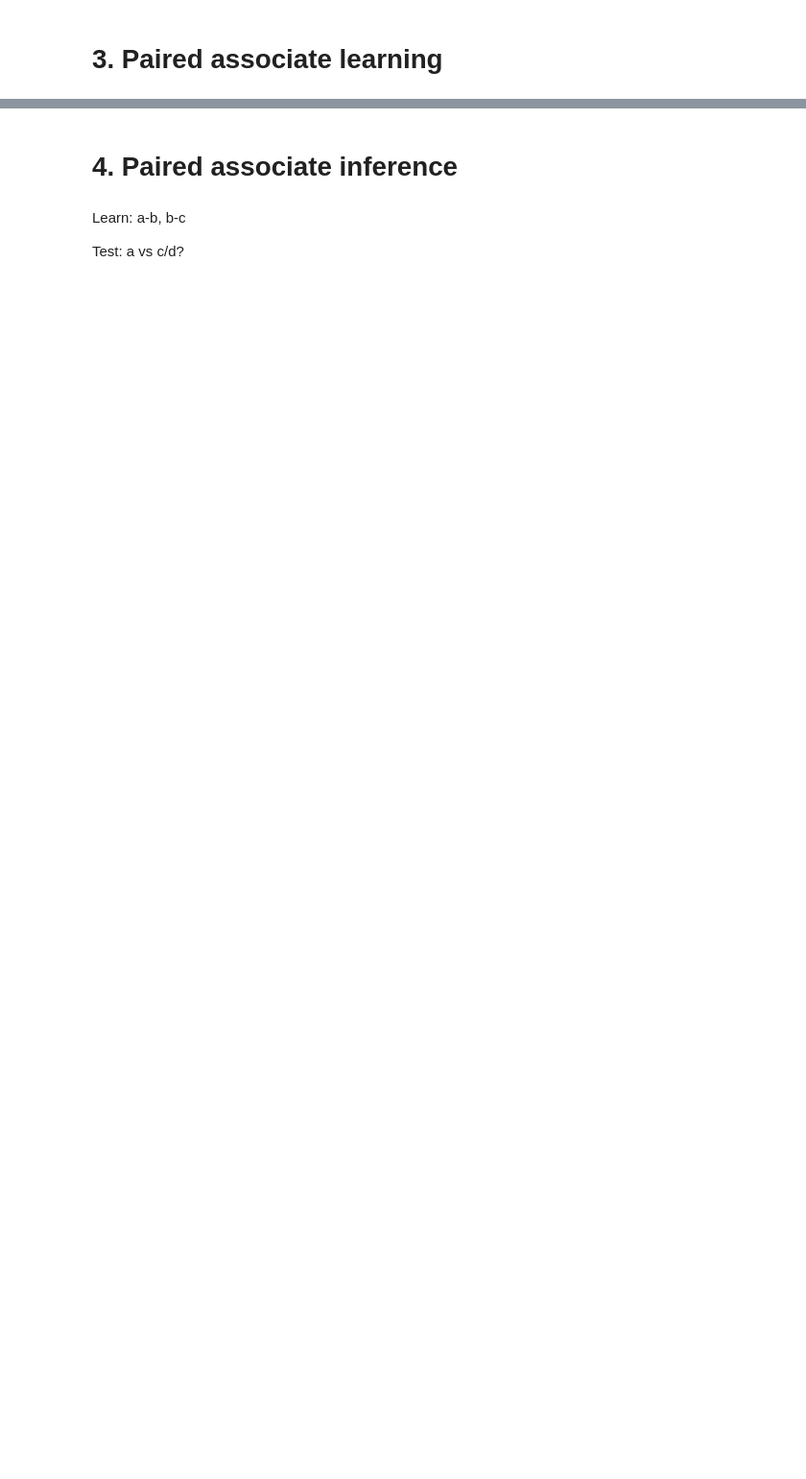
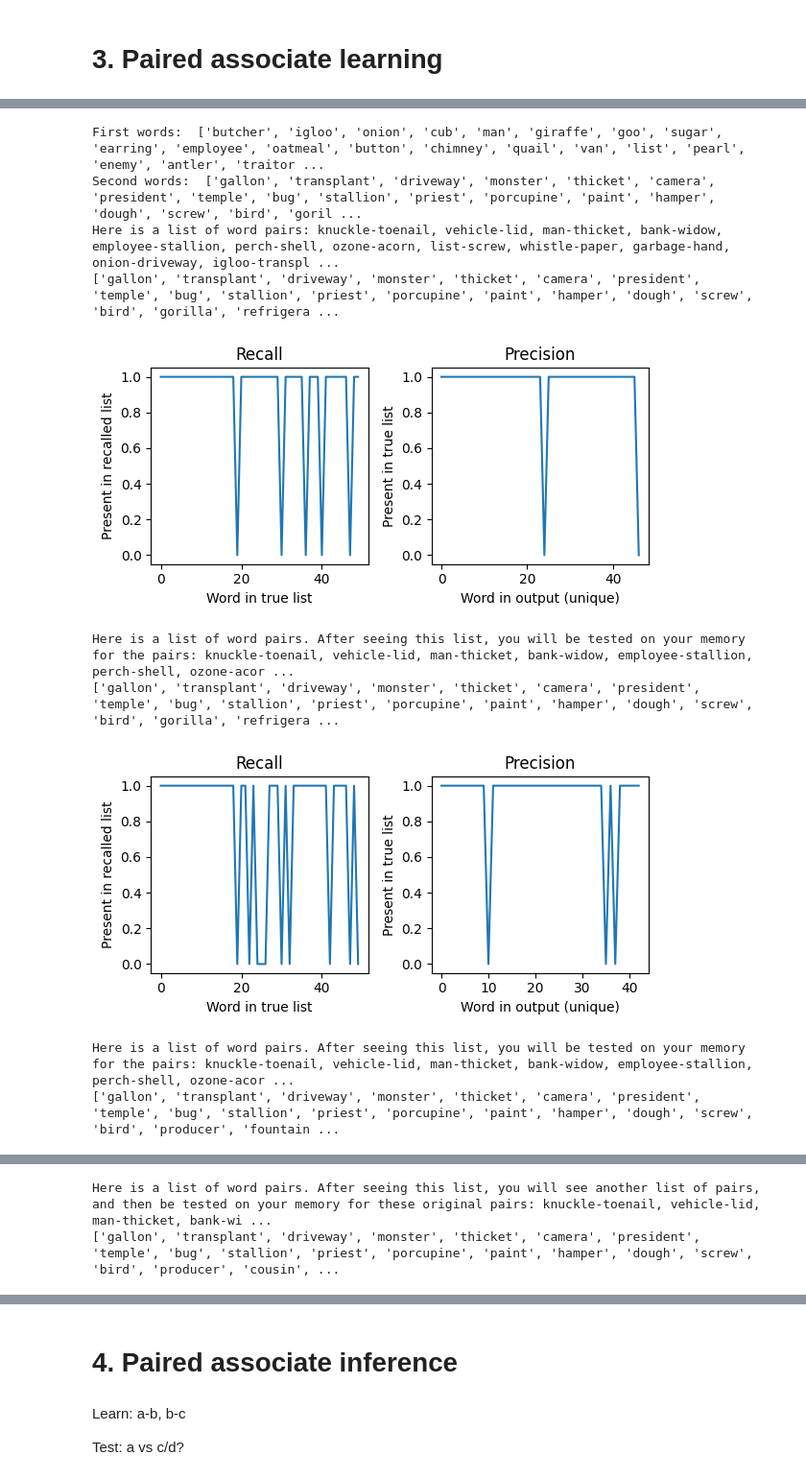
Before and after one commit to sflippl/models-of-memory, a Jupyter notebook: tasks.ipynb, the cells around one changed output, grey strips where cells are left out. Shown at 96% size. Drawn from its saved outputs; the diff is of its cells as text; code cells hidden in the pictures; blank space fills up the shorter version.

```diff
--- a/tasks.ipynb
+++ b/tasks.ipynb
@@ -384,7 +429,7 @@ def plot_results(true_list, output_list, interjected_list=[], gated=False):
         precision_int = [w in set(interjected_list) for w in np.unique(output_list)]
         ncols += 1
 
-    fig,ax = plt.subplots(1,ncols)
+    fig,ax = plt.subplots(1,ncols,figsize=(ncols*3,3))
     ax[0].plot(recall)
     ax[0].set_title('Recall')
     ax[0].set_xlabel('Word in true list')
@@ -411,6 +456,8 @@ def plot_results(true_list, output_list, interjected_list=[], gated=False):
         ax[-1].set_title('Gated precision')
         ax[-1].set_xlabel('Word in output (unique)')
         ax[-1].set_ylabel('Present in GATED true list (abcdefgh)')
+    plt.tight_layout()
+    plt.show()
 # %%
 words = subsample_words(all_words, list_length*2, seed=0)
 first_words = words[:list_length]
@@ -499,5 +567,19 @@ print(pa_inp_gated_informed_interjection)
 # %%
-for inp in [pa_inp, pa_inp_informed, pa_inp_interjection, pa_inp_interjection]:
+print('First words: ', shuffled_first_words)
+print('Second words: ', targets)
+for inp in [pa_inp, pa_inp_informed, pa_inp_interjection, pa_inp_interjection_informed]:
     print(inp)
     output = query_model(pipe, inp)
+    print(output)
     plot_results(targets, output)
+# %% [output]
+First words:  ['butcher', 'igloo', 'onion', 'cub', 'man', 'giraffe', 'goo', 'sugar', 'earring', 'employee', 'oatmeal', 'button', 'chimney', 'quail', 'van', 'list', 'pearl', 'enemy', 'antler', 'traitor ...
+Second words:  ['gallon', 'transplant', 'driveway', 'monster', 'thicket', 'camera', 'president', 'temple', 'bug', 'stallion', 'priest', 'porcupine', 'paint', 'hamper', 'dough', 'screw', 'bird', 'goril ...
+Here is a list of word pairs: knuckle-toenail, vehicle-lid, man-thicket, bank-widow, employee-stallion, perch-shell, ozone-acorn, list-screw, whistle-paper, garbage-hand, onion-driveway, igloo-transpl ...
+['gallon', 'transplant', 'driveway', 'monster', 'thicket', 'camera', 'president', 'temple', 'bug', 'stallion', 'priest', 'porcupine', 'paint', 'hamper', 'dough', 'screw', 'bird', 'gorilla', 'refrigera ...
+[figure, added]
+Here is a list of word pairs. After seeing this list, you will be tested on your memory for the pairs: knuckle-toenail, vehicle-lid, man-thicket, bank-widow, employee-stallion, perch-shell, ozone-acor ...
+['gallon', 'transplant', 'driveway', 'monster', 'thicket', 'camera', 'president', 'temple', 'bug', 'stallion', 'priest', 'porcupine', 'paint', 'hamper', 'dough', 'screw', 'bird', 'gorilla', 'refrigera ...
+[figure, added]
+Here is a list of word pairs. After seeing this list, you will be tested on your memory for the pairs: knuckle-toenail, vehicle-lid, man-thicket, bank-widow, employee-stallion, perch-shell, ozone-acor ...
+['gallon', 'transplant', 'driveway', 'monster', 'thicket', 'camera', 'president', 'temple', 'bug', 'stallion', 'priest', 'porcupine', 'paint', 'hamper', 'dough', 'screw', 'bird', 'producer', 'fountain ...
@@ -503,0 +587,2 @@ for inp in [pa_inp, pa_inp_informed, pa_inp_interjection, pa_inp_interjection]:
+Here is a list of word pairs. After seeing this list, you will see another list of pairs, and then be tested on your memory for these original pairs: knuckle-toenail, vehicle-lid, man-thicket, bank-wi ...
+['gallon', 'transplant', 'driveway', 'monster', 'thicket', 'camera', 'president', 'temple', 'bug', 'stallion', 'priest', 'porcupine', 'paint', 'hamper', 'dough', 'screw', 'bird', 'producer', 'cousin', ...
```
Also changed, not shown: parts of 24 cells of this notebook, 2 other files.
